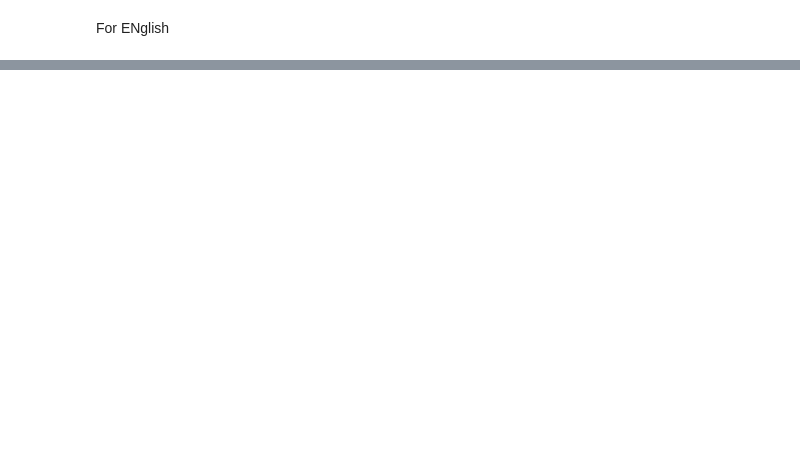
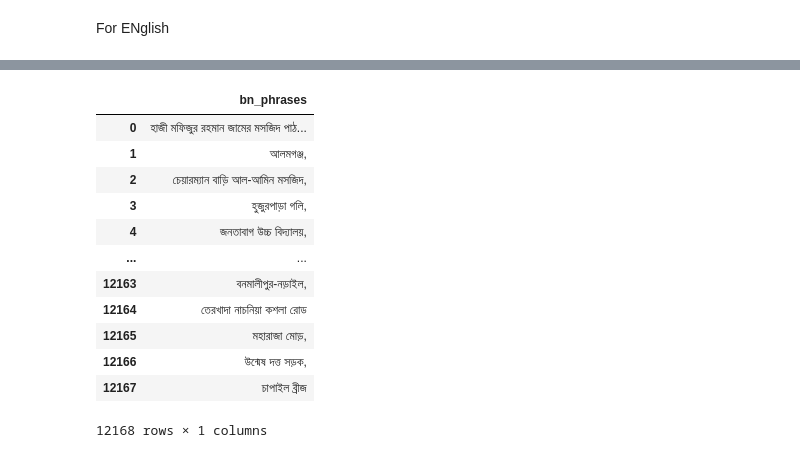
Before and after one commit to RakibulHoque/kedro_101, a Jupyter notebook: _101/notebooks/playground.ipynb, the cells around one changed output, grey strips where cells are left out. Cells and saved outputs as stored; diff of their text form; code cells hidden in the pictures; blank space fills up the shorter version.

```diff
--- a/_101/notebooks/playground.ipynb
+++ b/_101/notebooks/playground.ipynb
@@ -92,2 +38,16 @@ en_phrases = catalog.load("en_phrases")
 # %%
-en_phrases["en_phrases"]
+en_phrases
+# %% [output]
+|  | bn_phrases |
+| 0 | হাজী মফিজুর রহমান জামের মসজিদ পাঠ... |
+| 1 | আলমগঞ্জ, |
+| 2 | চেয়ারম্যান বাড়ি আল-আমিন মসজিদ, |
+| 3 | হুজুরপাড়া গলি, |
+| 4 | জনতাবাগ উচ্চ বিদ্যালয়, |
+| ... | ... |
+| 12163 | বনমালীপুর-নড়াইল, |
+| 12164 | তেরখাদা নাচনিয়া কশলা রোড |
+| 12165 | মহারাজা মোড়, |
+| 12166 | উন্মেষ দত্ত সড়ক, |
+| 12167 | চাপাইল ব্রীজ |
+12168 rows × 1 columns
```
Also changed, not shown: parts of 71 cells of this notebook, 40 other files.
